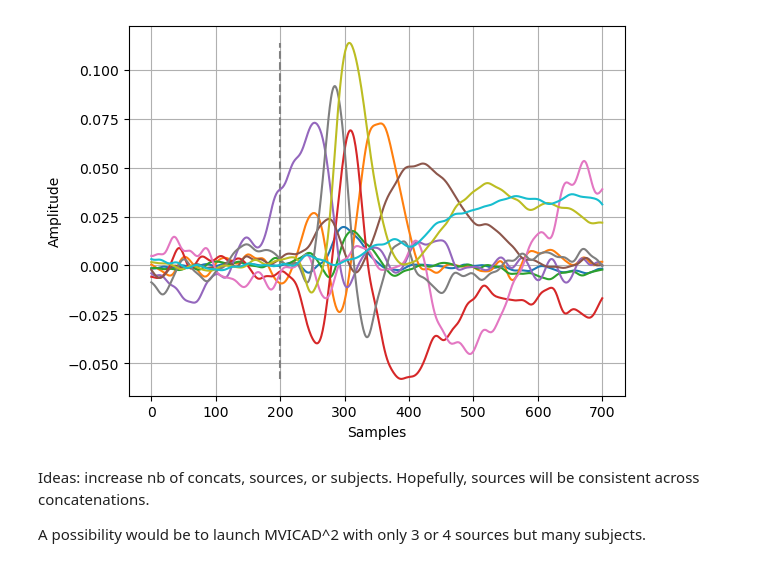
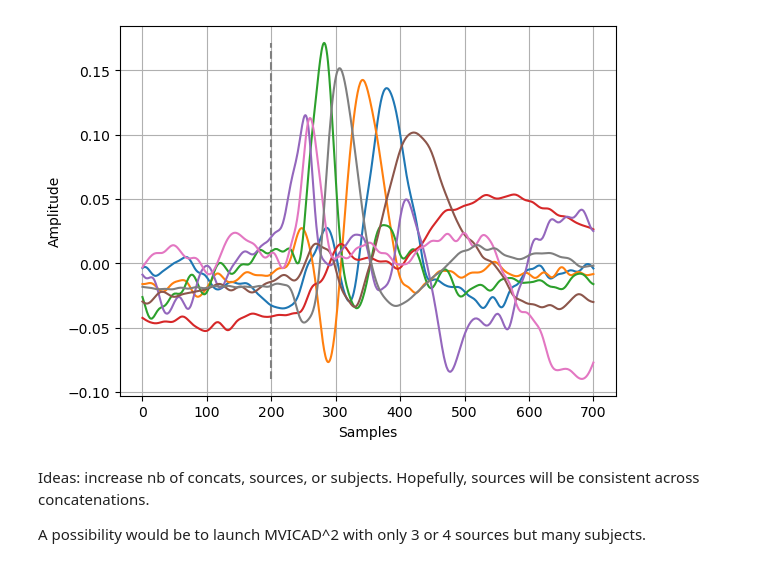
Before and after one commit to AmbroiseHeurtebise/internship_m2, a Jupyter notebook: tbme/plots/plots_camcan/plot_sanity_check_mvica.ipynb, the cells around one changed output. Drawn from its saved outputs; the diff is of its cells as text; code cells hidden in the pictures.

```diff
--- a/tbme/plots/plots_camcan/plot_sanity_check_mvica.ipynb
+++ b/tbme/plots/plots_camcan/plot_sanity_check_mvica.ipynb
@@ -67,16 +69,16 @@ plt.show()
 # %%
 # plot one concatenation
 concat_id = 0
-plt.plot(S_mvica_2[:, concat_id*701:(concat_id+1)*701].T)
+plt.plot(S_mvica[:, concat_id*701:(concat_id+1)*701].T)
 plt.vlines(
-    x=200, ymin=np.min(S_mvica_2[:, concat_id*701:(concat_id+1)*701]),
-    ymax=np.max(S_mvica_2[:, concat_id*701:(concat_id+1)*701]), colors="grey",
+    x=200, ymin=np.min(S_mvica[:, concat_id*701:(concat_id+1)*701]),
+    ymax=np.max(S_mvica[:, concat_id*701:(concat_id+1)*701]), colors="grey",
     linestyles="--")
 plt.xlabel("Samples")
 plt.ylabel("Amplitude")
 plt.grid()
 # %% [output]
-[figure, old version]
+[figure, new version]
 # %% [markdown]
 Ideas: increase nb of concats, sources, or subjects. Hopefully, sources will be consistent across concatenations.
 
```
Also changed, not shown: parts of 5 cells of this notebook.
